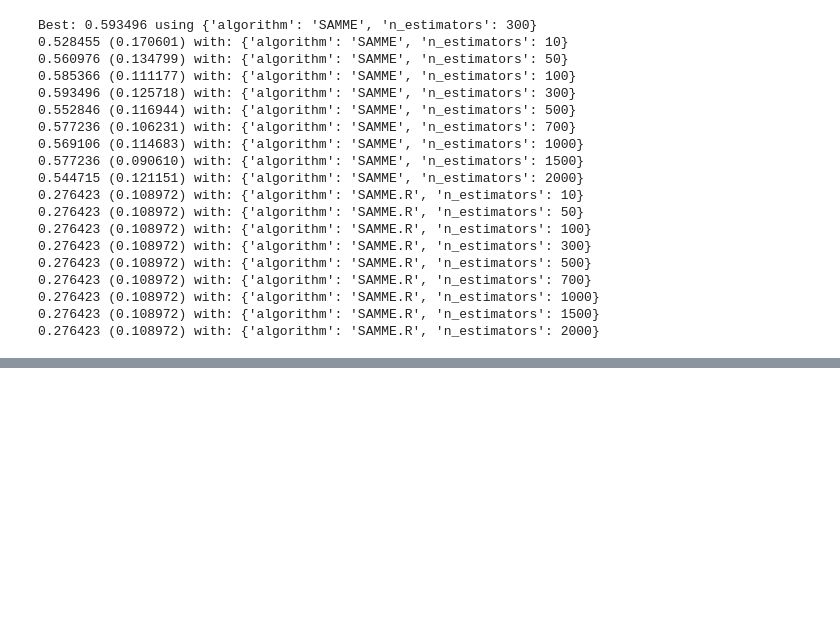
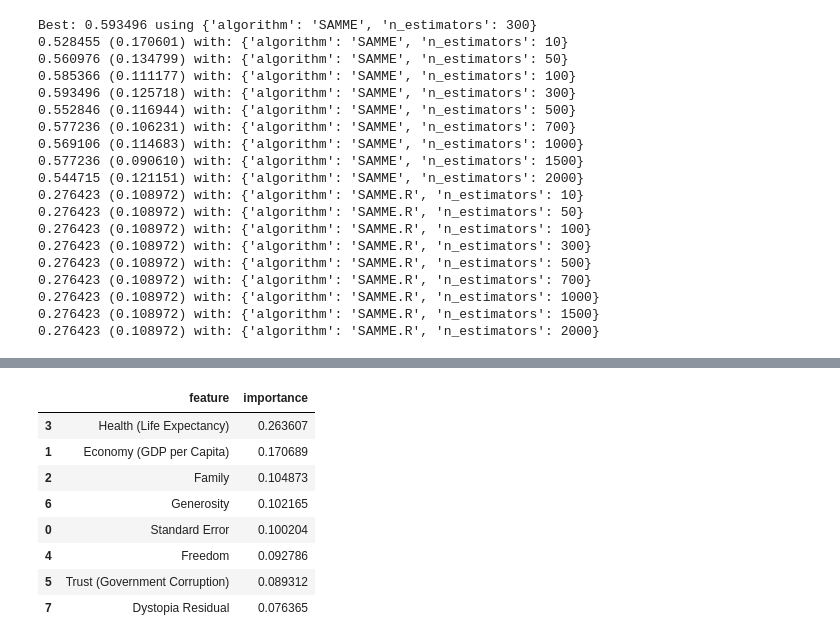
Before and after one commit to fsssa-iscteiulpt/FCD, a Jupyter notebook: Machine Learning FCD.ipynb, the cells around one changed output, grey strips where cells are left out. Saved outputs shown, nothing was run; the diff lists cells and outputs as text; code cells hidden in the pictures; blank space fills up the shorter version.

```diff
--- a/Machine Learning FCD.ipynb
+++ b/Machine Learning FCD.ipynb
@@ -611,0 +753,17 @@ Best: 0.593496 using {'algorithm': 'SAMME', 'n_estimators': 300}
+# %%
+fi = pd.DataFrame({'feature': list(Xtrain.columns),
+                   'importance': random_forest.feature_importances_}).\
+                    sort_values('importance', ascending = False)
+
+# Display
+fi
+# %% [output]
+|  | feature | importance |
+| 3 | Health (Life Expectancy) | 0.263607 |
+| 1 | Economy (GDP per Capita) | 0.170689 |
+| 2 | Family | 0.104873 |
+| 6 | Generosity | 0.102165 |
+| 0 | Standard Error | 0.100204 |
+| 4 | Freedom | 0.092786 |
+| 5 | Trust (Government Corruption) | 0.089312 |
+| 7 | Dystopia Residual | 0.076365 |
```
Also changed, not shown: parts of 21 cells of this notebook.
